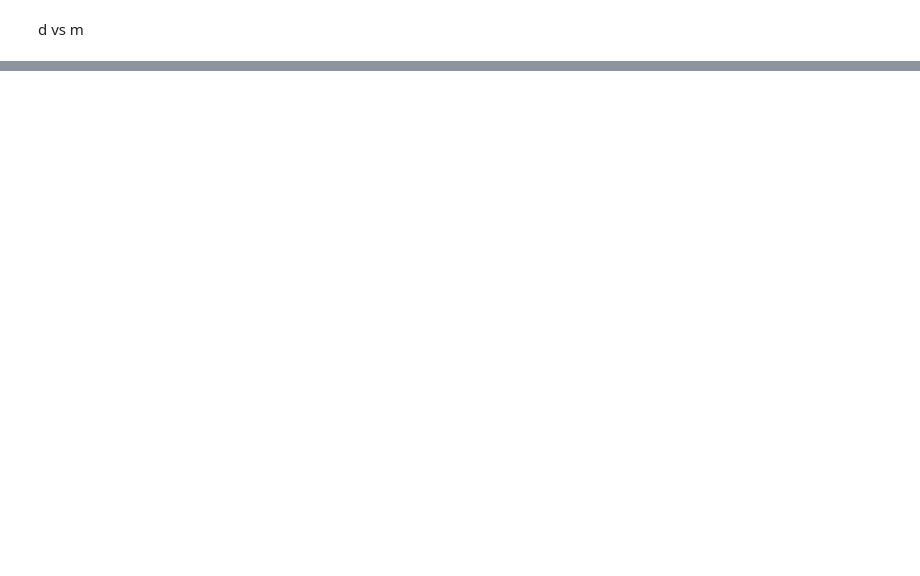
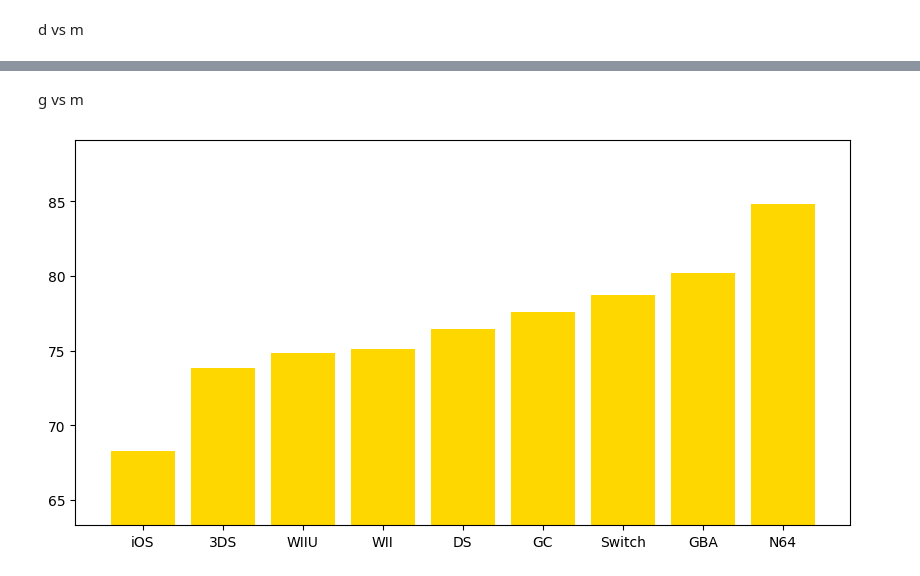
Before and after one commit to R-driste/3.3.1_for_5.13.23, a Jupyter notebook: NINTENDO.ipynb, the cells around one changed output, grey strips where cells are left out. Saved outputs shown, nothing was run; the diff lists cells and outputs as text; code cells hidden in the pictures; blank space fills up the shorter version.

```diff
--- a/NINTENDO.ipynb
+++ b/NINTENDO.ipynb
@@ -148,0 +167,10 @@ plt.show()
+# %% [markdown]
+g vs m
+# %%
+low = p_vs_m['Meta Score'].min() - 5
+plt.rcParams['figure.figsize'] = [10,5]
+plt.bar('Platform','Meta Score', data=p_vs_m, color="gold")
+plt.ylim(low)
+plt.show()
+# %% [output]
+[figure, added]
```
Also changed, not shown: parts of 15 cells of this notebook.
